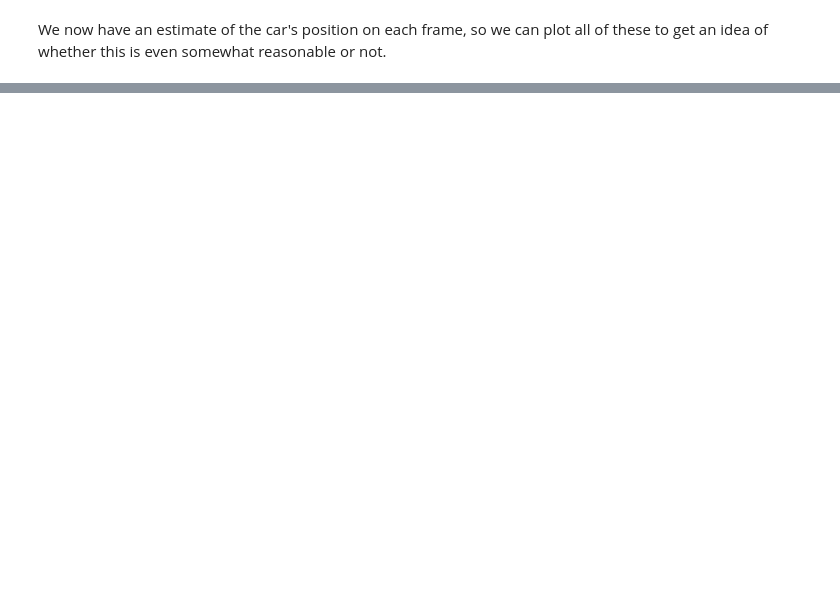
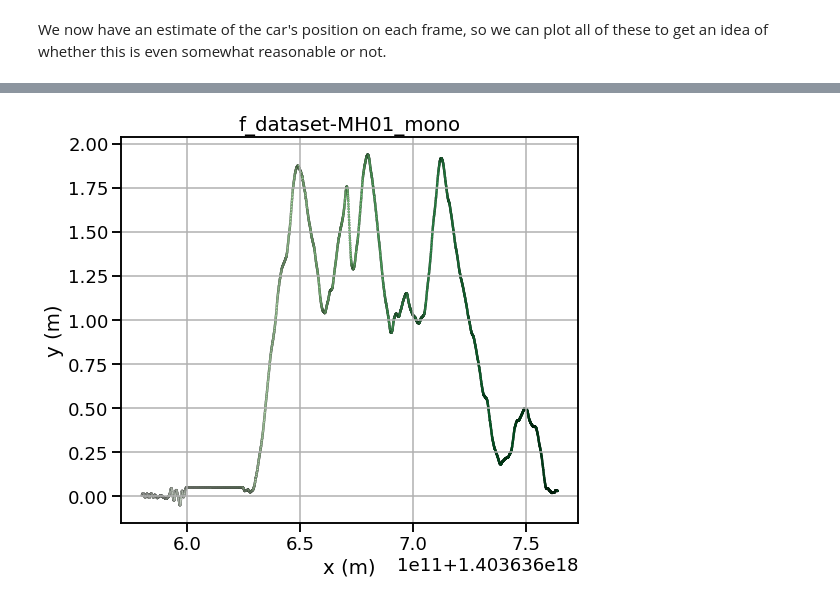
Before and after one commit to kevin-robb/orb_slam_implementation, a Jupyter notebook: results/plot_traj.ipynb, the cells around one changed output, grey strips where cells are left out. Drawn from its saved outputs; the diff is of its cells as text; code cells hidden in the pictures; blank space fills up the shorter version.

```diff
--- a/results/plot_traj.ipynb
+++ b/results/plot_traj.ipynb
@@ -94,0 +96,16 @@ plt.show()
+# %%
+# plot z over time for comparison
+plt.figure(figsize=(8,7))
+plt.grid(True)
+plt.scatter(df.time, df.z, s=5, c=df.time, cmap='Greens', edgecolors= "black", linewidth=0.2)
+
+# other plot formatting.
+plt.xlabel("x (m)")
+plt.ylabel("y (m)")
+plt.title(FILE_ID)
+plt.tight_layout()
+
+# show the plot.
+plt.show()
+# %% [output]
+[figure, added]
```
Also changed, not shown: parts of 5 cells of this notebook, 4 other files.
